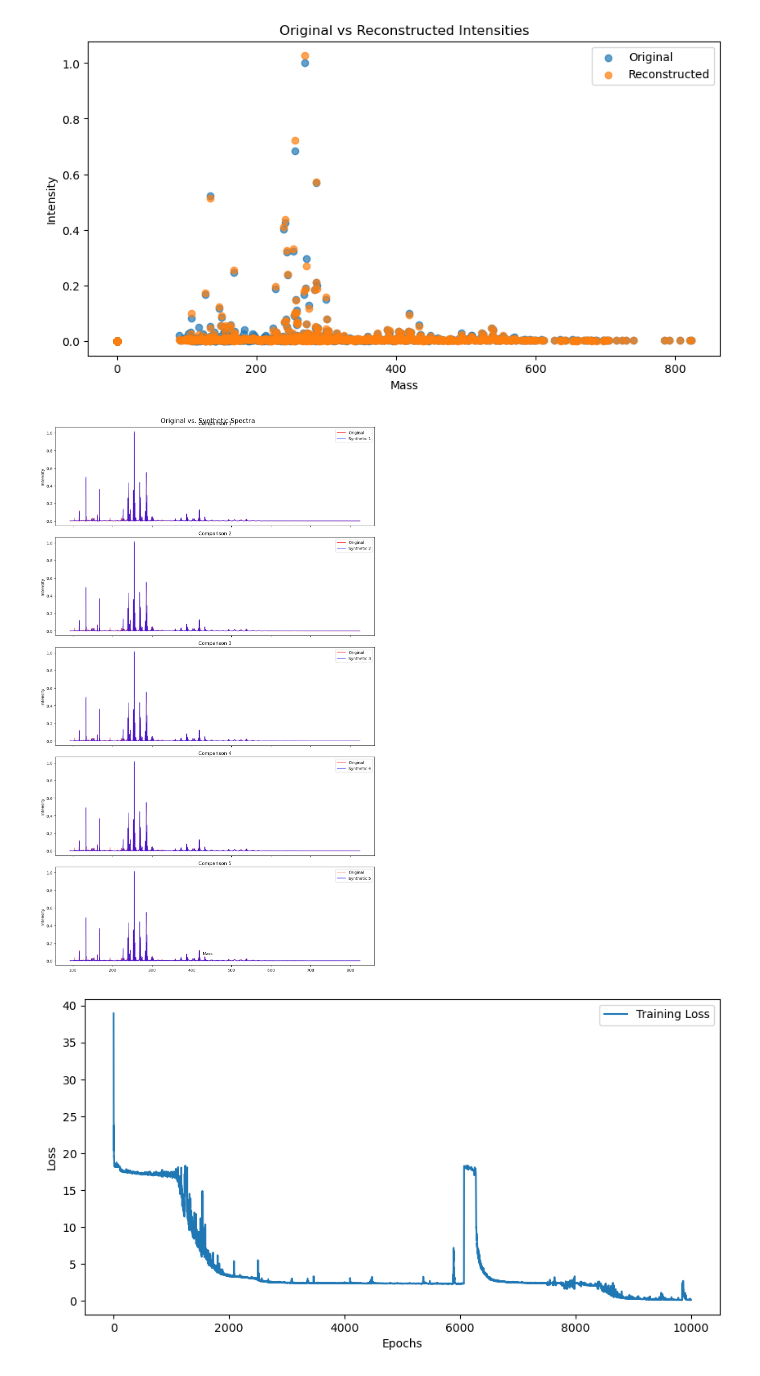
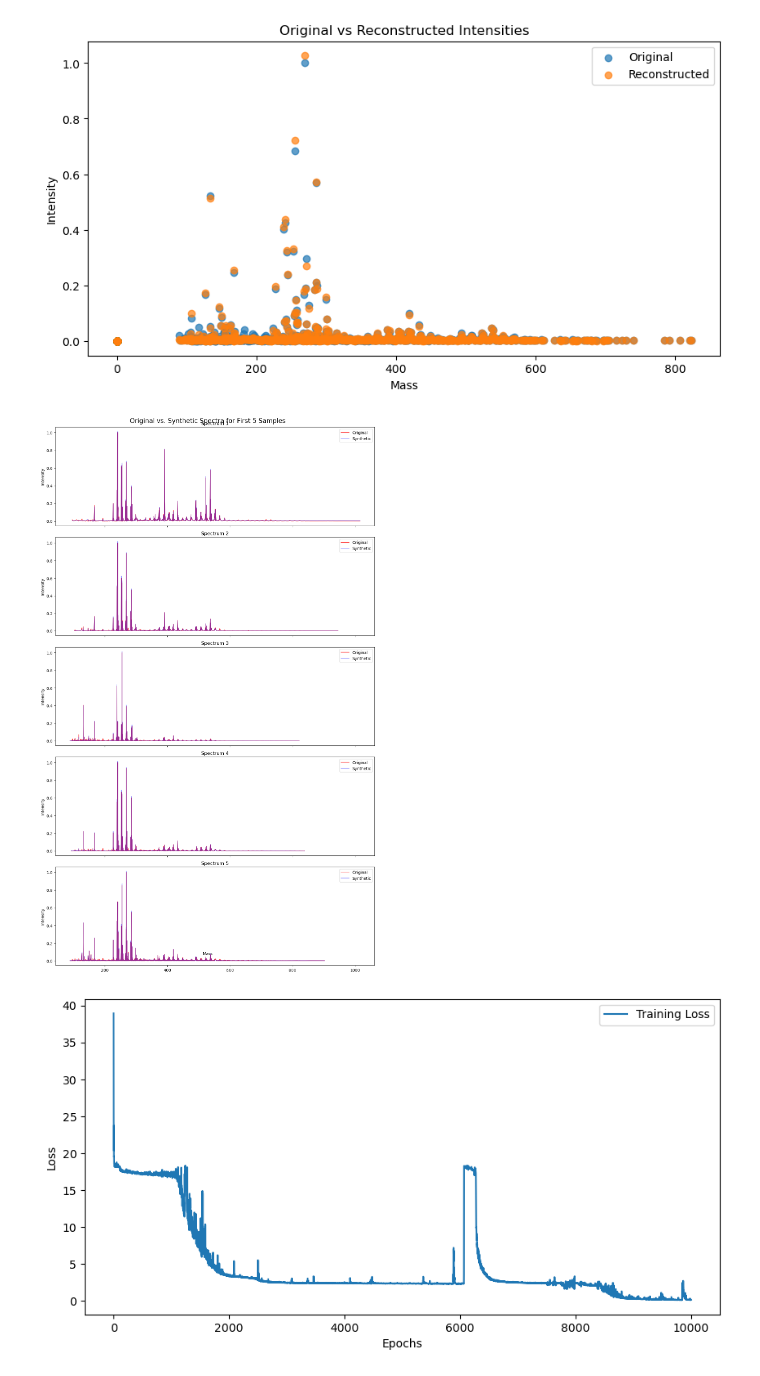
Before and after one commit to MarshallWylder/Kew, a Jupyter notebook: VAE.ipynb, the cells around one changed output. Drawn from its saved outputs; the diff is of its cells as text; code cells hidden in the pictures.

```diff
--- a/VAE.ipynb
+++ b/VAE.ipynb
@@ -314,58 +329,70 @@ plt.show()
 # %%
 import torch
 import matplotlib.pyplot as plt
 
 # Set the model to evaluation mode
 vae.eval()
 
 # Select a spectra from your dataset
 index = 10  # Choose the index of the spectra you want to plot
 original_features = features[index]
 original_targets = targets[index]
 
 latent_dim = 64
-num_samples = 5
+num_spectra = 5
 
-# Generate a synthetic spectra using your model
-with torch.no_grad():
-    synthetic_targets_list = []
-    for _ in range(num_samples):
+fig, axes = plt.subplots(num_spectra, 1, figsize=(12, 4*num_spectra), sharex=True)
+fig.suptitle('Original vs. Synthetic Spectra for First 5 Samples', fontsize=16)
+
+for i in range(num_spectra):
+    # Select a spectrum from your dataset
+    original_features = features[i]
+    original_targets = targets[i]
+
+    # Generate a synthetic spectrum using your model
+    with torch.no_grad():
         latent_sample = torch.randn(1, latent_dim)  # Generate a random latent sample
-        synthetic_targets, _, _ = vae(original_features.unsqueeze(0), original_targets.unsqueeze(0)) # Generate synthetic spectra
-        synthetic_targets_list.append(synthetic_targets.squeeze())
+        synthetic_targets, _, _ = vae(original_features.unsqueeze(0), original_targets.unsqueeze(0)) # Generate synthetic targets
 
-# Remove padding from the original and synthetic spectra
-original_features = original_features[features_mask[index]] # Remove padding from the original features
-original_targets = original_targets[targets_mask[index]] # Remove padding from the original targets
-synthetic_targets_list = [st[:len(original_targets)] for st in synthetic_targets_list] # Remove padding from the synthetic targets
+    # # Print shapes for debugging
+    # print(f"Spectrum {i+1}:")
+    # print(f"Original features shape: {original_features.shape}")
+    # print(f"Original targets shape: {original_targets.shape}")
+    # print(f"Synthetic targets shape: {synthetic_targets.shape}")
+    # print(f"Features mask shape: {features_mask[i].shape}")
+    # print(f"Targets mask shape: {targets_mask[i].shape}")
 
-# Convert to numpy for plotting
-original_features_np = original_features.cpu().numpy()
-original_targets_np = original_targets.cpu().numpy()
-synthetic_targets_np_list = [st.cpu().numpy() for st in synthetic_targets_list]
+    # Remove padding from the original and synthetic spectra
+    original_features = original_features[features_mask[i]]
+    original_targets = original_targets[targets_mask[i]]
 
-# Create subplots
-fig, axes = plt.subplots(num_samples, 1, figsize=(12, 4*num_samples), sharex=True)
-fig.suptitle('Original vs. Synthetic Spectra', fontsize=16)
+    # Adjust this line based on the shape of synthetic_targets
+    synthetic_targets = synthetic_targets.squeeze()
+    if synthetic_targets.dim() > 1:
+        synthetic_targets = synthetic_targets[0]  # Take the first row if it's 2D
+    synthetic_targets = synthetic_targets[:len(original_targets)]
 
-for i, ax in enumerate(axes):
-    # Plot original spectrum
+    # Convert to numpy for plotting
+    original_features_np = original_features.cpu().numpy()
+    original_targets_np = original_targets.cpu().numpy()
+    synthetic_targets_np = synthetic_targets.cpu().numpy()
+
+    # Plot on the corresponding subplot
+    ax = axes[i]
     ax.plot(original_features_np, original_targets_np, label='Original', color='red', alpha=0.7)
-
-    # Plot synthetic spectrum
-    ax.plot(original_features_np, synthetic_targets_np_list[i], label=f'Synthetic {i+1}', color='blue', alpha=0.7)
+    ax.plot(original_features_np, synthetic_targets_np, label='Synthetic', color='blue', alpha=0.4)
 
     ax.set_ylabel('Intensity')
     ax.legend()
-    ax.set_title(f'Comparison {i+1}')
+    ax.set_title(f'Spectrum {i+1}')
 
 # Set common x-label
 fig.text(0.5, 0.04, 'Mass', ha='center', va='center')
 
 plt.tight_layout()
 plt.show()
 # %% [output]
-[figure, old version]
+[figure, new version]
 # %%
 plt.figure(figsize=(10, 5))
 plt.plot(train_losses, label='Training Loss')
```
Also changed, not shown: parts of 1 cell of this notebook.
